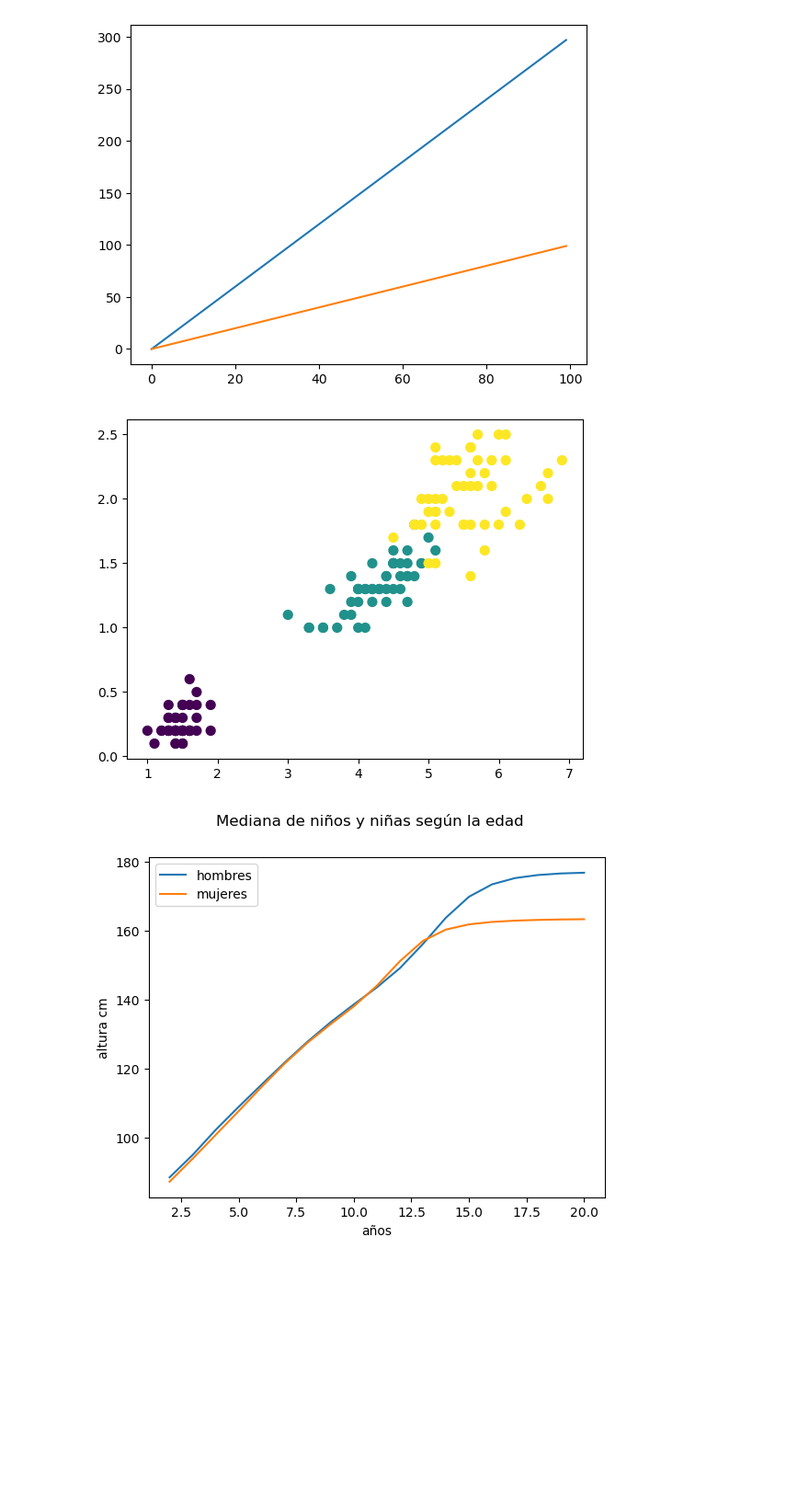
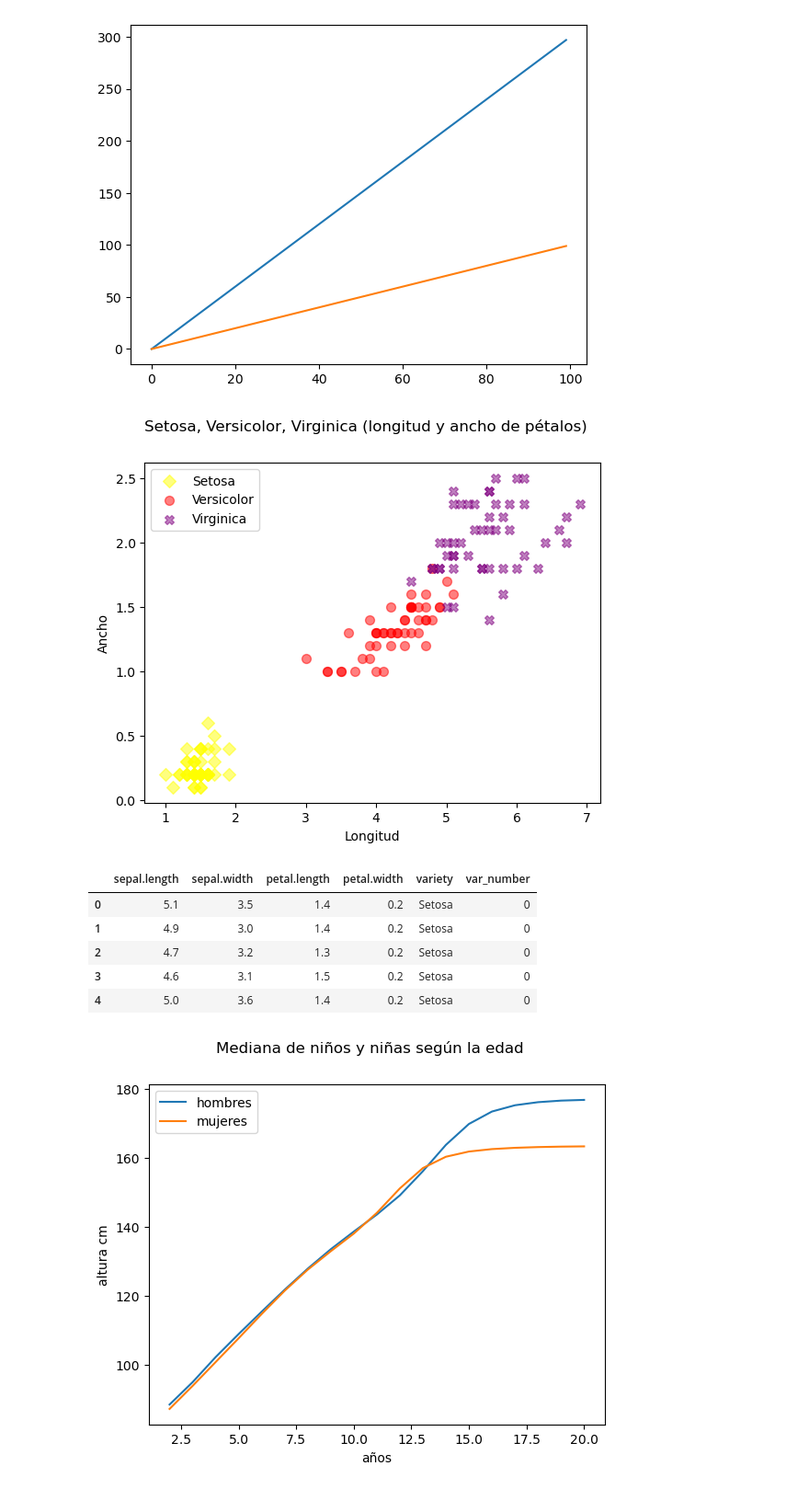
Before and after one commit to franciscoGarridoLara/BIGDATA, a Jupyter notebook: PEBD/introduccion/graficos.ipynb, the cells around one changed output. Shown at 92% size. Saved outputs shown, nothing was run; the diff lists cells and outputs as text; code cells hidden in the pictures; blank space fills up the shorter version.

```diff
--- a/PEBD/introduccion/graficos.ipynb
+++ b/PEBD/introduccion/graficos.ipynb
@@ -45,25 +45,47 @@ plt.show()
 # %%
 import matplotlib.pyplot as plt
 import numpy as np
 import pandas as pd
 
 #Dados los datos de las flores representamos unos puntos como x la longitud de los pétalos e y el ancho.
+#muestra una figura con tres gráficos como el anterior, uno por cada especie.
+
+
 
 #Cargamos el .csv en un objetos pandas
 iris = pd.read_csv("./data/iris.csv")
 #Guardamos en una nueva columna como tipo category la traducción de las categorías a números.
 iris["var_number"] = iris.variety.astype("category").cat.codes
 
 #Con plt.subplots nos devuelve la figura y el axes
 fig, ax = plt.subplots()
 
+fig.suptitle("Setosa, Versicolor, Virginica (longitud y ancho de pétalos)")
 #El parámetro c es para el color y el parámetro s es para el tamaño
-ax.scatter("petal.length","petal.width", c="var_number", s=50, data=iris)
+ax.scatter("petal.length","petal.width", c="yellow", s=50, marker="D", label="Setosa", alpha=0.5, data=iris[iris.variety == "Setosa"])
+ax.scatter("petal.length","petal.width", c="red", s=50, marker="o", label="Versicolor", alpha=0.5, data=iris[iris.variety == "Versicolor"])
+ax.scatter("petal.length","petal.width", c="purple", s=50, marker="X", label="Virginica", alpha=0.5, data=iris[iris.variety == "Virginica"])
+
+
+ax.set_xlabel("Longitud")
+ax.set_ylabel("Ancho")
+
+ax.legend()
 
 #Pintamos por pantalla con plt.show()
 plt.show()
+
+
+
+iris.head()
 # %% [output]
-[figure, old version]
+[figure, new version]
+|  | sepal.length | sepal.width | petal.length | petal.width | variety | var_number |
+| 0 | 5.1 | 3.5 | 1.4 | 0.2 | Setosa | 0 |
+| 1 | 4.9 | 3.0 | 1.4 | 0.2 | Setosa | 0 |
+| 2 | 4.7 | 3.2 | 1.3 | 0.2 | Setosa | 0 |
+| 3 | 4.6 | 3.1 | 1.5 | 0.2 | Setosa | 0 |
+| 4 | 5.0 | 3.6 | 1.4 | 0.2 | Setosa | 0 |
 # %%
 import pandas as pd
 import numpy as np
```
Also changed, not shown: parts of 3 cells of this notebook, 2 other files.
